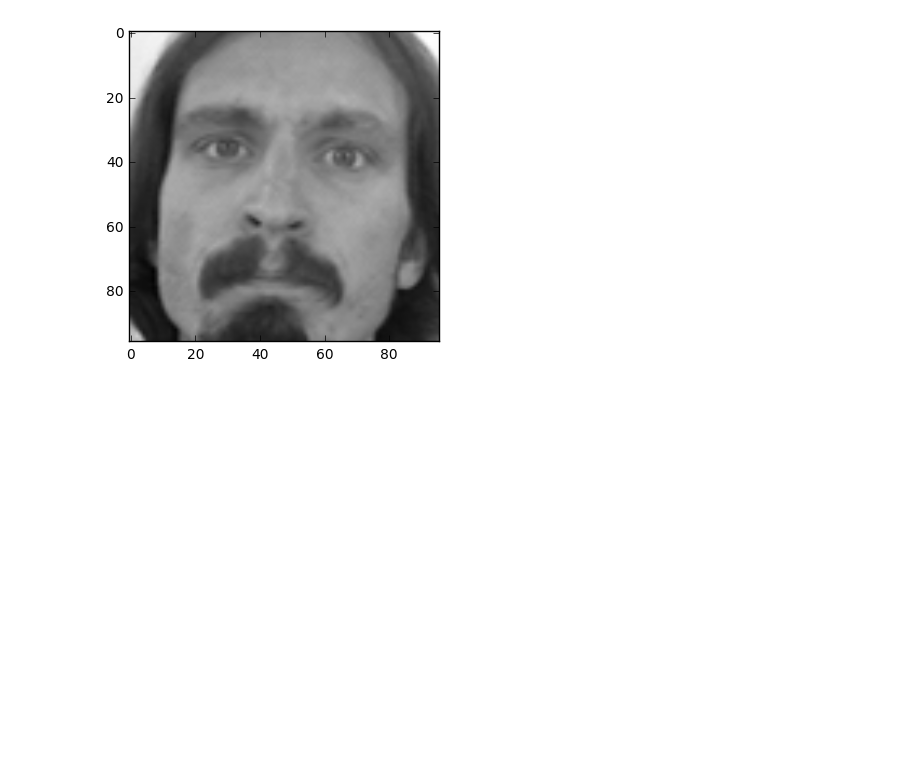
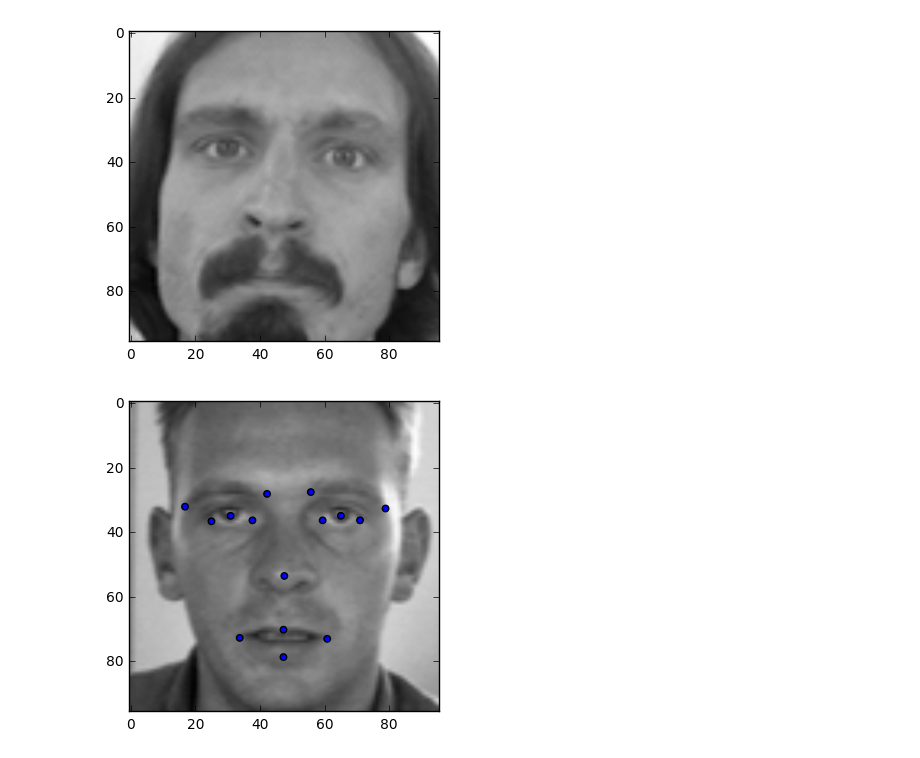
Before and after one commit to kamvlad/faceFeatures, a Jupyter notebook: FaceDBNotebook.ipynb, the cells around one changed output. Drawn from its saved outputs; the diff is of its cells as text; code cells hidden in the pictures; blank space fills up the shorter version.

```diff
--- a/FaceDBNotebook.ipynb
+++ b/FaceDBNotebook.ipynb
@@ -80,12 +86,14 @@ plt.imshow(data['data'][1].reshape(96, 96), cmap = 'gray')
 # %%
 def showSample(dataset, sampleId):
     fig,ax = plt.subplots()
     image = dataset['data'][sampleId].reshape(96,96)
     coords = dataset['y'][sampleId]
     for i in range(0, 30, 2):
-        x = (coords[i] + 1.0) / 2.0
-        y = (coords[i + 1] + 1.0) / 2.0
+        x = (coords[i] + 1.0) / 2.0 * 96
+        y = (coords[i + 1] + 1.0) / 2.0 * 96
         ax.add_patch(patches.Circle((x, y),1))
     ax.imshow(image, cmap = 'gray')
 
-showSample(dataset, 1)
+showSample(dataset, 3)
+# %% [output]
+[figure, added]
```
Also changed, not shown: parts of 6 cells of this notebook, 3 other files.
